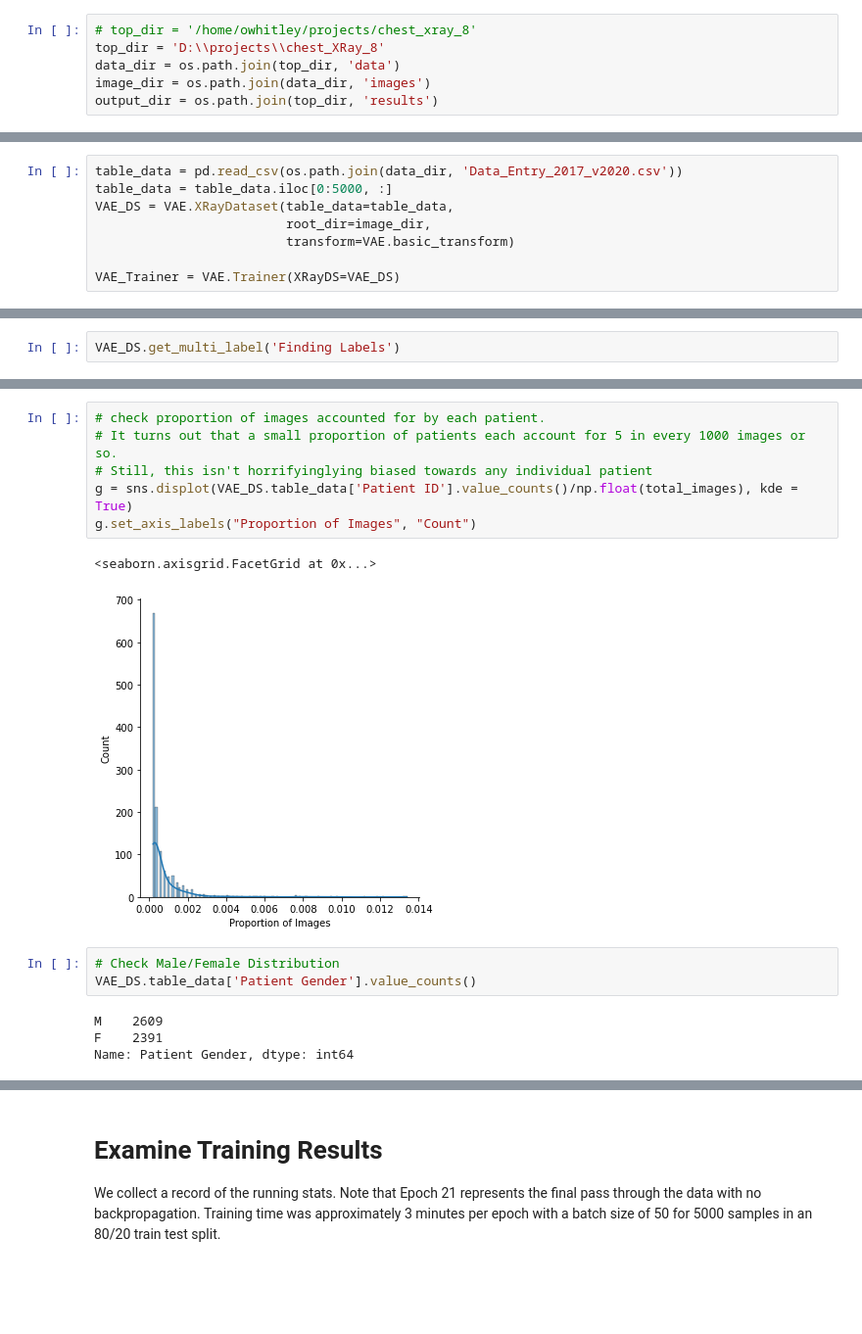
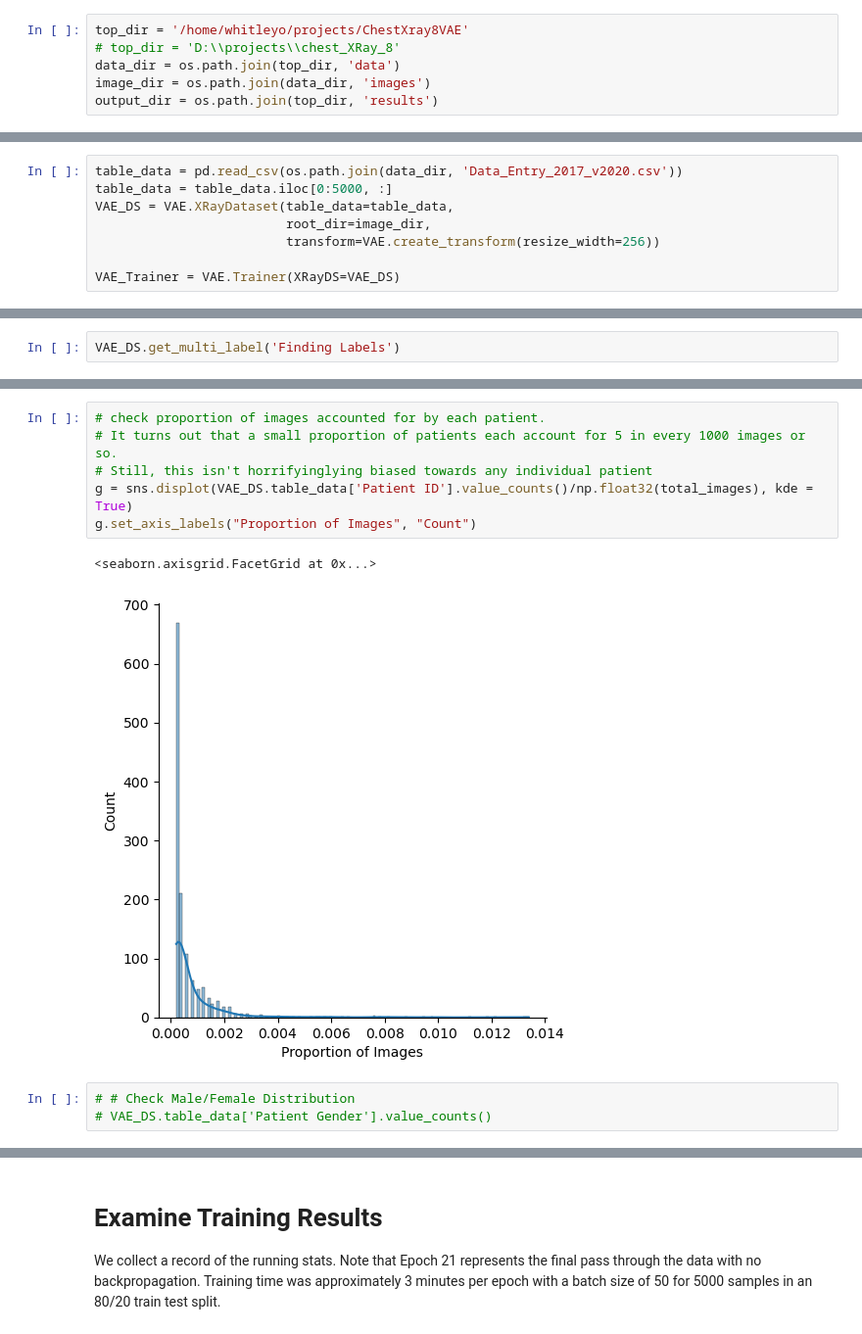
Before and after one commit to whitleyo/ChestXray8VAE, a Jupyter notebook: src/ChestXRay_8_SandBox.ipynb, the cells around one changed output, grey strips where cells are left out. Shown at 98% size. Drawn from its saved outputs; the diff is of its cells as text; blank space fills up the shorter version.

```diff
--- a/src/ChestXRay_8_SandBox.ipynb
+++ b/src/ChestXRay_8_SandBox.ipynb
@@ -36,8 +36,8 @@ from tqdm import tqdm
 # set random seed
 np.random.seed(42)
 # %%
-# top_dir = '/home/owhitley/projects/chest_xray_8'
-top_dir = 'D:\\projects\\chest_XRay_8'
+top_dir = '/home/whitleyo/projects/ChestXray8VAE'
+# top_dir = 'D:\\projects\\chest_XRay_8'
 data_dir = os.path.join(top_dir, 'data')
 image_dir = os.path.join(data_dir, 'images')
 output_dir = os.path.join(top_dir, 'results')
@@ -211,7 +234,7 @@ table_data = pd.read_csv(os.path.join(data_dir, 'Data_Entry_2017_v2020.csv'))
 table_data = table_data.iloc[0:5000, :]
 VAE_DS = VAE.XRayDataset(table_data=table_data,
                          root_dir=image_dir,
-                         transform=VAE.basic_transform)
+                         transform=VAE.create_transform(resize_width=256))
 
 VAE_Trainer = VAE.Trainer(XRayDS=VAE_DS)
 # %% [output]
@@ -300,17 +323,13 @@ sns.displot(VAE_DS.table_data['Patient Age'], kde = True)
 # %%
 # check proportion of images accounted for by each patient.
 # It turns out that a small proportion of patients each account for 5 in every 1000 images or so.
 # Still, this isn't horrifyinglying biased towards any individual patient
-g = sns.displot(VAE_DS.table_data['Patient ID'].value_counts()/np.float(total_images), kde = True)
+g = sns.displot(VAE_DS.table_data['Patient ID'].value_counts()/np.float32(total_images), kde = True)
 g.set_axis_labels("Proportion of Images", "Count")
 # %% [output]
 <seaborn.axisgrid.FacetGrid at 0x...>
-[figure, old version]
+[figure, new version]
 # %%
-# Check Male/Female Distribution
-VAE_DS.table_data['Patient Gender'].value_counts()
+# # Check Male/Female Distribution
+# VAE_DS.table_data['Patient Gender'].value_counts()
-# %% [output]
-M    2609
-F    2391
-Name: Patient Gender, dtype: int64
 # %%
```
Also changed, not shown: parts of 29 cells of this notebook, 5 other files.
